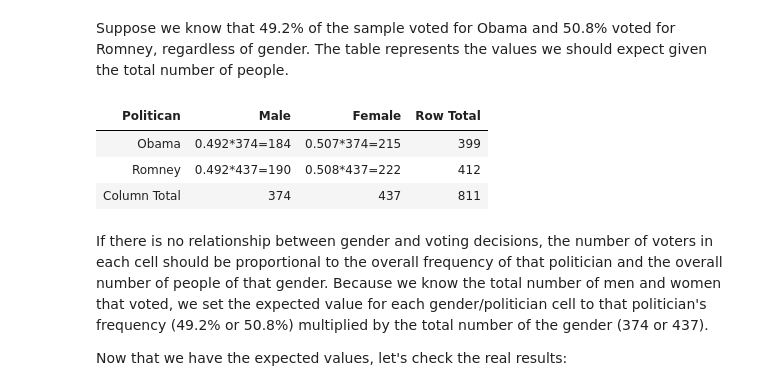
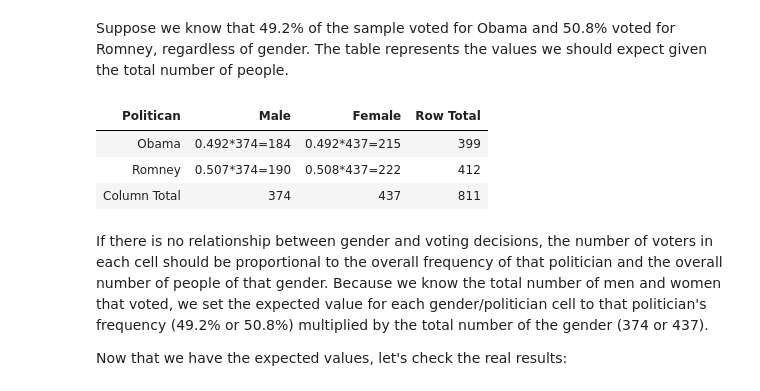
Before and after one commit to ds-modules/POLSCI-3, a Jupyter notebook: beta materials/Lecture_I_NB_1.ipynb, the cells around one changed output. Saved outputs shown, nothing was run; the diff lists cells and outputs as text; code cells hidden in the pictures.

```diff
--- a/beta materials/Lecture_I_NB_1.ipynb
+++ b/beta materials/Lecture_I_NB_1.ipynb
@@ -19,15 +19,15 @@ Suppose we know that 49.2% of the sample voted for Obama and 50.8% voted for Rom
 # %%
 expected_table = Table().with_columns(
                 'Politican',['Obama', 'Romney', 'Column Total'],
-                'Male', ['0.492*374=184', '0.492*437=190', 374],
-                'Female', ['0.507*374=215', '0.508*437=222', 437],
+                'Male', ['0.492*374=184', '0.507*374=190', 374],
+                'Female', ['0.492*437=215', '0.508*437=222', 437],
                 'Row Total', [399, 412, 811]
                 )
 expected_table
 # %% [output]
 | Politican | Male | Female | Row Total |
-| Obama | 0.492*374=184 | 0.507*374=215 | 399 |
-| Romney | 0.492*437=190 | 0.508*437=222 | 412 |
+| Obama | 0.492*374=184 | 0.492*437=215 | 399 |
+| Romney | 0.507*374=190 | 0.508*437=222 | 412 |
 | Column Total | 374 | 437 | 811 |
 # %% [markdown]
 If there is no relationship between gender and voting decisions, the number of voters in each cell should be proportional to the overall frequency of that politician and the overall number of people of that gender. Because we know the total number of men and women that voted, we set the expected value for each gender/politician cell to that politician's frequency (49.2% or 50.8%) multiplied by the total number of the gender (374 or 437).
```
Also changed, not shown: parts of 7 cells of this notebook.
